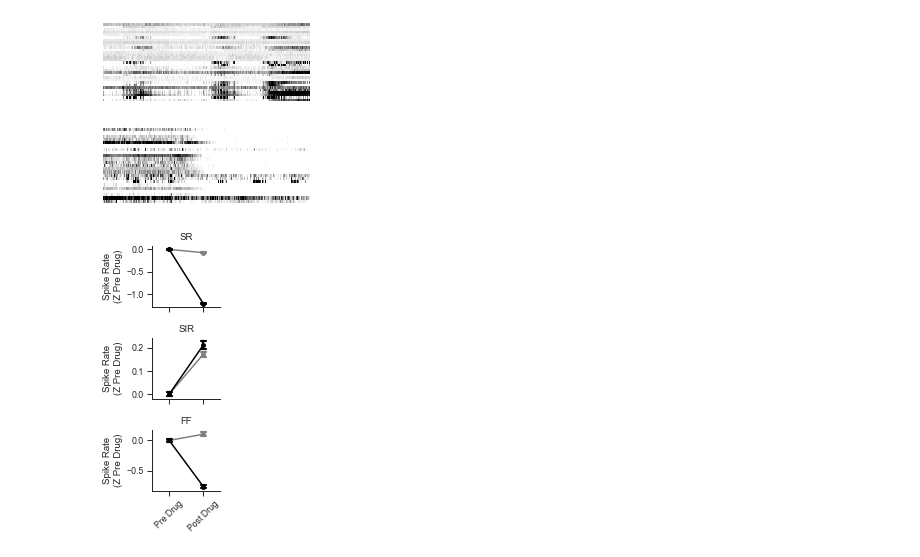
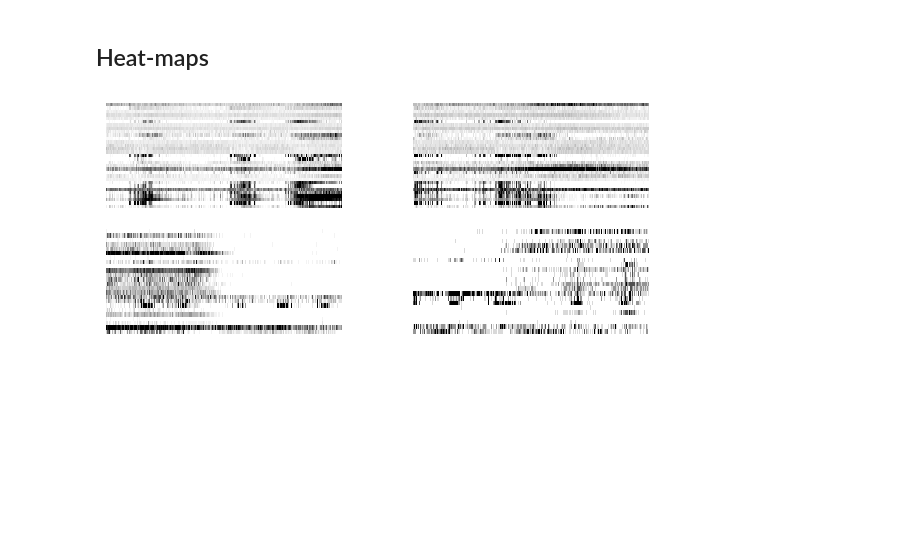
Before and after one commit to Ruairi-osul/drn-interactions, a Jupyter notebook: notebooks/Drug/Figure.ipynb, the cells around one changed output. Cells and saved outputs as stored; diff of their text form; code cells hidden in the pictures; blank space fills up the shorter version.

Commit message:
Updated Drug Figure (#54)
* Updated Drug Figure

* Added proportion responders

```diff
--- a/notebooks/Drug/Figure.ipynb
+++ b/notebooks/Drug/Figure.ipynb
@@ -54,32 +216,52 @@ way_sessions = ExperimentInfo.way_sessions
+# %% [markdown]
+## Heat-maps
 # %%
-
-
 cit_session = cit_sessions[5]
 sal_session = sal_sessions[4]
 df_cit = load_drug_data(sessions=[cit_session])
 df_sal = load_drug_data(sessions=[sal_session])
 
 idx_cit = df_cit.sort_values("neuron_type")[["neuron_id"]].drop_duplicates().neuron_id.values
 idx_sal = df_sal.sort_values("neuron_type")[["neuron_id"]].drop_duplicates().neuron_id.values
 
-f = plt.figure(figsize=(3.7, 3.3))
-axes =f.subplots(2, 1, gridspec_kw=dict(hspace=0.3))
+f = plt.figure(figsize=(7, 3))
+axes =f.subplots(2, 2, gridspec_kw=dict(hspace=0.2, wspace=0.3))
+
 
 population_raster(
     session_name=sal_session,
     tfidf=False,
     idx=idx_sal,
     title=False,
-    ax=axes[0],
+    ax=axes[0, 0],
     )
+
 population_raster(
     session_name=cit_session,
     tfidf=False,
     idx=idx_cit,
     title=False,
-    ax=axes[1],
+    ax=axes[1, 0],
     )
 
-f.savefig(Config.fig_dir / "cit_heats.png", dpi=300)
+population_raster(
+    session_name=sal_session,
+    block="way",
+    tfidf=False,
+    idx=idx_sal,
+    title=False,
+    ax=axes[0, 1],
+    )
+population_raster(
+    session_name=cit_session,
+    block="way",
+    tfidf=False,
+    idx=idx_cit,
+    title=False,
+    ax=axes[1, 1],
+    )
+
+
+f.savefig(Config.fig_dir / "drug_heats.png", dpi=300, transparent=True, bbox_inches="tight")
 # %% [output]
-[figure, old version]
+[figure, new version]
@@ -99,31 +267,0 @@ df = (
-# %%
-from drn_interactions.plots import PAL_GREY_BLACK
-
-g = sns.catplot(
-    x="block",
-    y="zcounts",
-    row="neuron_type",
-    hue="drug",
-    sharey=False,
-    sharex=True,
-    capsize=0.15,
-    height=1.5,
-    aspect=0.8,
-    color="black",
-    kind="point",
-    data=df,
-    scale=0.7,
-    facet_kws=dict(gridspec_kws=dict(hspace=0.5)),
-    palette=sns.color_palette(["grey" ,"black"])
-)
-
-g.set_xlabels("")
-g.set_ylabels("Spike Rate\n(Z Pre Drug)")
-g.set_titles("{row_name}")
-g.set_xticklabels(["Pre Drug", "Post Drug"], rotation=45)
-g.despine()
-g.legend.remove()
-g.figure.align_ylabels()
-g.savefig(Config.fig_dir / "cit_catplot.png", dpi=300)
-# %% [output]
-[figure, removed]
```
Also changed, not shown: parts of 12 cells of this notebook.
